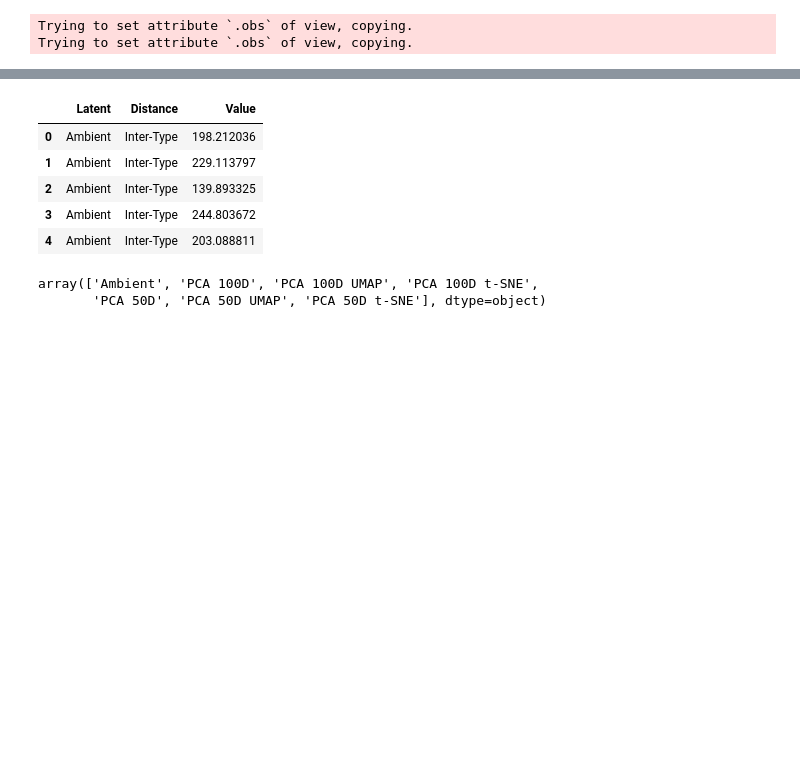
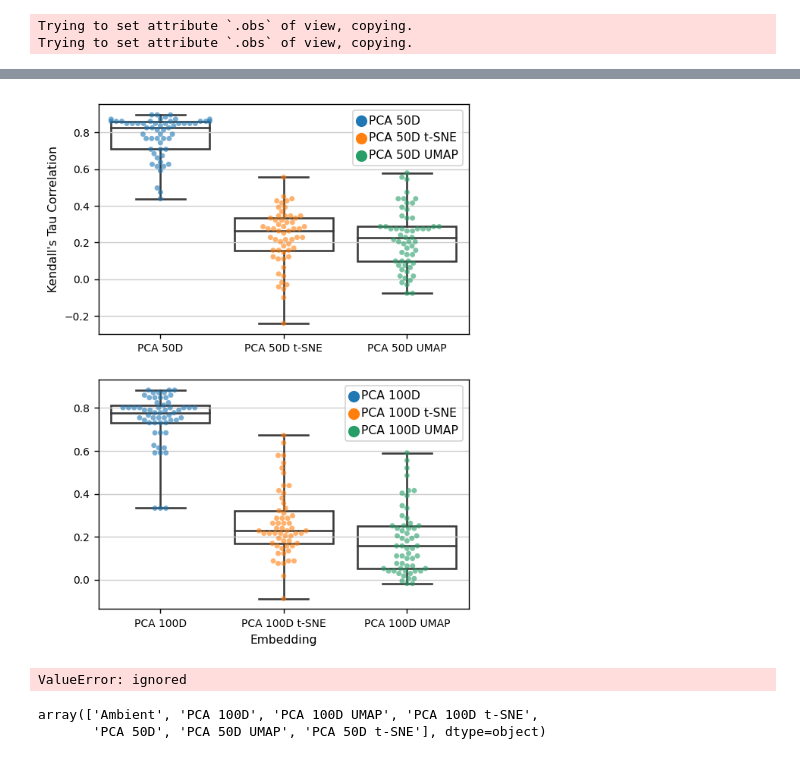
Before and after one commit to pachterlab/CBP_2021, a Jupyter notebook: notebooks/allInterIntraDistortions.ipynb, the cells around one changed output, grey strips where cells are left out. Drawn from its saved outputs; the diff is of its cells as text; code cells hidden in the pictures; blank space fills up the shorter version.

Commit message:
to do scale means

```diff
--- a/notebooks/allInterIntraDistortions.ipynb
+++ b/notebooks/allInterIntraDistortions.ipynb
@@ -553,4 +683,4 @@ Lypla1            0.751450  ...                 0.0
 Trying to set attribute `.obs` of view, copying.
 Trying to set attribute `.obs` of view, copying.
 # %%
-latents,latentLab,latentType = latentComp(scaled_mat, count_mat, ndims=2, pcs=[50,100], rounds = 1)
+latents,latentLab,latentType = latentComp(scaled_mat, count_mat, ndims=2, pcs=[50,100], rounds = 3)
@@ -556,0 +689,3 @@ latents,latentLab,latentType = latentComp(scaled_mat, count_mat, ndims=2, pcs=[5
+# %%
+allNeigh = getAllNeigh(latents,latentLab,latentType,labs[0])
+allNeigh.head()
@@ -557,13 +699,12 @@ latents,latentLab,latentType = latentComp(scaled_mat, count_mat, ndims=2, pcs=[5
+# %%
+plotNeigh(allNeigh,size=4)
+# %% [output]
+[figure, added]
 # %%
 allVals = getAllVars(latents,latentLab,latentType,labs[0])
 allVals.head()
 # %% [output]
-|  | Latent | Distance | Value |
-| 0 | Ambient | Inter-Type | 198.212036 |
-| 1 | Ambient | Inter-Type | 229.113797 |
-| 2 | Ambient | Inter-Type | 139.893325 |
-| 3 | Ambient | Inter-Type | 244.803672 |
-| 4 | Ambient | Inter-Type | 203.088811 |
+ValueError: ignored
 # %%
 np.unique(allVals.Latent)
 # %% [output]
```
Also changed, not shown: parts of 15 cells of this notebook.
